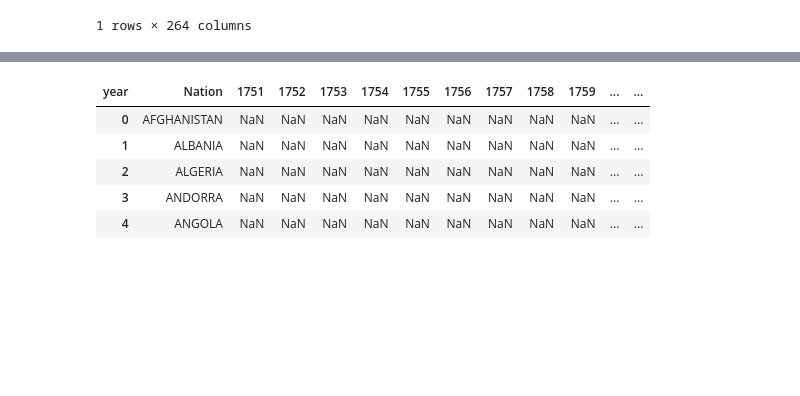
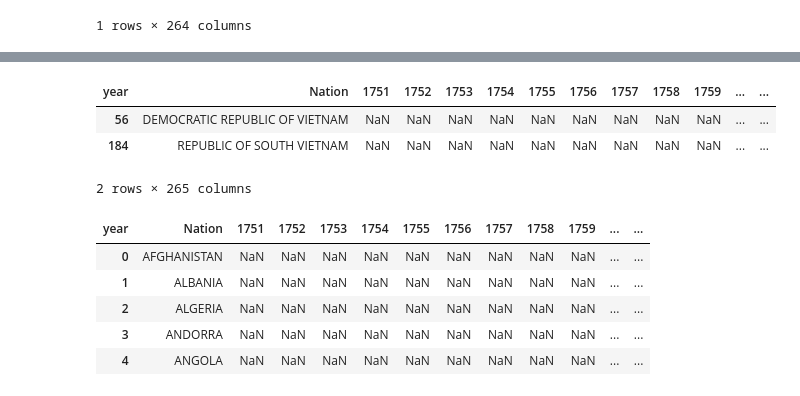
Before and after one commit to limegimlet/data_analysis_gapminder_co2, a Jupyter notebook: gapminder/make_df.ipynb, the cells around one changed output, grey strips where cells are left out. Saved outputs shown, nothing was run; the diff lists cells and outputs as text; code cells hidden in the pictures; blank space fills up the shorter version.

```diff
--- a/gapminder/make_df.ipynb
+++ b/gapminder/make_df.ipynb
@@ -707,3 +776,12 @@ co2_new.query("Nation=='CANADA'").tail()
+# %%
+# WTF are Italy & France?
+
+co2_new.reset_index().loc[co2_new.reset_index()['Nation'].str.contains('VIETNAM')]
+# %% [output]
+| year | Nation | 1751 | 1752 | 1753 | 1754 | 1755 | 1756 | 1757 | 1758 | 1759 | ... | ... |
+| 56 | DEMOCRATIC REPUBLIC OF VIETNAM | NaN | NaN | NaN | NaN | NaN | NaN | NaN | NaN | NaN | ... | ... |
+| 184 | REPUBLIC OF SOUTH VIETNAM | NaN | NaN | NaN | NaN | NaN | NaN | NaN | NaN | NaN | ... | ... |
+2 rows × 265 columns
 # %%
 # prepare to merge with regions data
 co2_new.name = 'CO2_2014'
```
Also changed, not shown: parts of 9 cells of this notebook.
